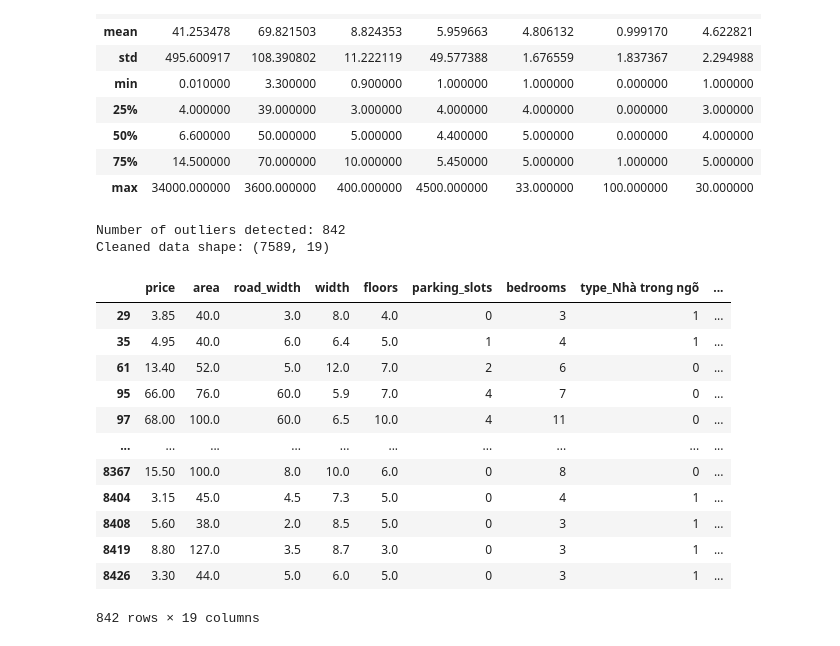
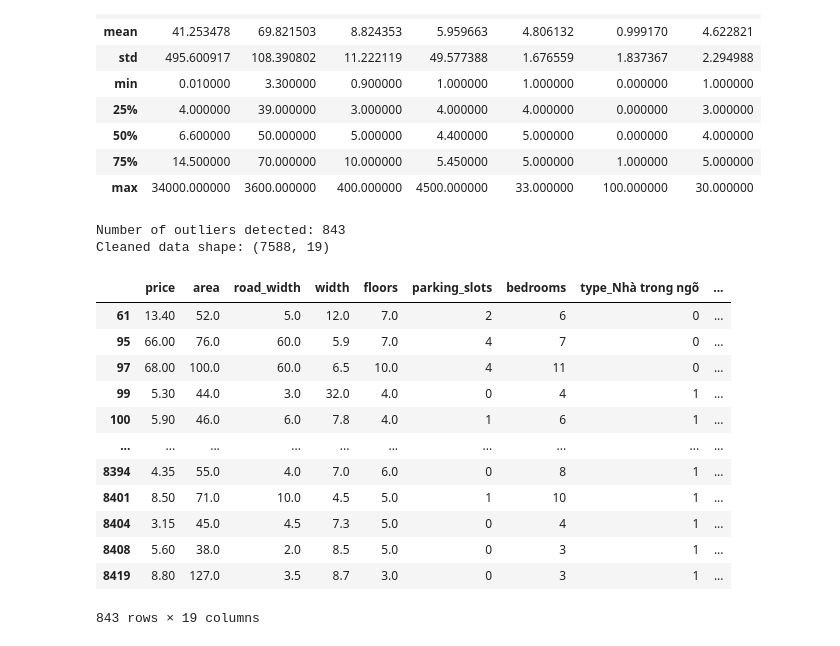
Before and after one commit to hail75/HREP, a Jupyter notebook: data_preparation.ipynb, the cells around one changed output. Saved outputs shown, nothing was run; the diff lists cells and outputs as text; code cells hidden in the pictures.

```diff
--- a/data_preparation.ipynb
+++ b/data_preparation.ipynb
@@ -135,34 +135,34 @@ df.iloc[:, 0:7].describe()
 # %%
 from sklearn.neighbors import LocalOutlierFactor
 from sklearn.preprocessing import Normalizer
 lof = LocalOutlierFactor(n_neighbors=200, contamination=0.1)
 
-outlier_scores = lof.fit_predict((df[['price', 'road_width', 'width']]))
+outlier_scores = lof.fit_predict((df[['price', 'road_width', 'width', 'floors', 'parking_slots', 'bedrooms']]))
 
 outlier_indices = [i for i, score in enumerate(outlier_scores) if score == -1]
 outliers_df = df.iloc[outlier_indices]
 
 df = df.drop(outlier_indices, axis=0)
 
 print(f"Number of outliers detected: {len(outlier_indices)}")
 print(f"Cleaned data shape: {df.shape}")
 outliers_df
 # %% [output]
-Number of outliers detected: 842
-Cleaned data shape: (7589, 19)
+Number of outliers detected: 843
+Cleaned data shape: (7588, 19)
 |  | price | area | road_width | width | floors | parking_slots | bedrooms | type_Nhà trong ngõ | ... |
-| 29 | 3.85 | 40.0 | 3.0 | 8.0 | 4.0 | 0 | 3 | 1 | ... |
-| 35 | 4.95 | 40.0 | 6.0 | 6.4 | 5.0 | 1 | 4 | 1 | ... |
 | 61 | 13.40 | 52.0 | 5.0 | 12.0 | 7.0 | 2 | 6 | 0 | ... |
 | 95 | 66.00 | 76.0 | 60.0 | 5.9 | 7.0 | 4 | 7 | 0 | ... |
 | 97 | 68.00 | 100.0 | 60.0 | 6.5 | 10.0 | 4 | 11 | 0 | ... |
+| 99 | 5.30 | 44.0 | 3.0 | 32.0 | 4.0 | 0 | 4 | 1 | ... |
+| 100 | 5.90 | 46.0 | 6.0 | 7.8 | 4.0 | 1 | 6 | 1 | ... |
 | ... | ... | ... | ... | ... | ... | ... | ... | ... | ... |
-| 8367 | 15.50 | 100.0 | 8.0 | 10.0 | 6.0 | 0 | 8 | 0 | ... |
+| 8394 | 4.35 | 55.0 | 4.0 | 7.0 | 6.0 | 0 | 8 | 1 | ... |
+| 8401 | 8.50 | 71.0 | 10.0 | 4.5 | 5.0 | 1 | 10 | 1 | ... |
 | 8404 | 3.15 | 45.0 | 4.5 | 7.3 | 5.0 | 0 | 4 | 1 | ... |
 | 8408 | 5.60 | 38.0 | 2.0 | 8.5 | 5.0 | 0 | 3 | 1 | ... |
 | 8419 | 8.80 | 127.0 | 3.5 | 8.7 | 3.0 | 0 | 3 | 1 | ... |
-| 8426 | 3.30 | 44.0 | 5.0 | 6.0 | 5.0 | 0 | 3 | 1 | ... |
-842 rows × 19 columns
+843 rows × 19 columns
 # %%
 correlation_matrix = abs(df.corr())
 
```
Also changed, not shown: parts of 2 cells of this notebook.
